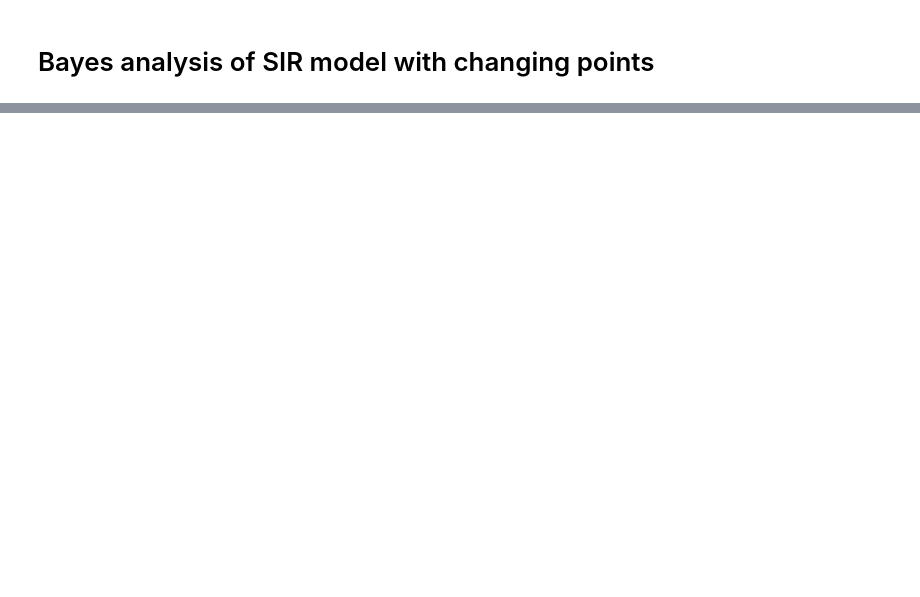
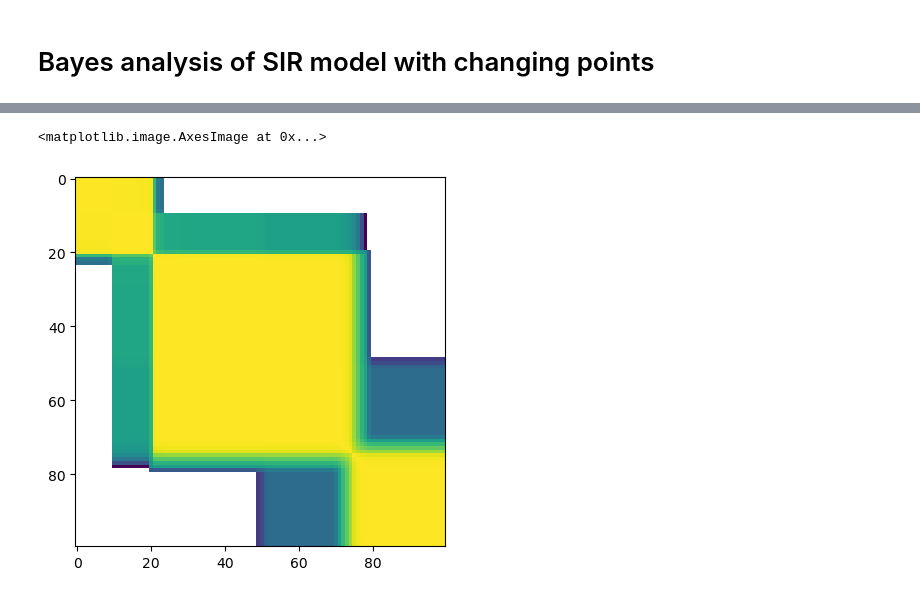
Before and after one commit to threeblueonebrowneyes/bayesian-sir-with-changing-points, a Jupyter notebook: Bayes_SIR.ipynb, the cells around one changed output, grey strips where cells are left out. Saved outputs shown, nothing was run; the diff lists cells and outputs as text; code cells hidden in the pictures; blank space fills up the shorter version.

```diff
--- a/Bayes_SIR.ipynb
+++ b/Bayes_SIR.ipynb
@@ -447,0 +65,3 @@ for t_prime in range(0, T):
+# %%
+# load the simulation data
+simulation = np.load('gt_data.npz')
@@ -447,0 +217,8 @@ for t_prime in range(0, T):
+# %%
+def safe_log(x):
+    x = np.array(x)
+    mask = x > 1e-16
+    output = np.zeros(x.shape)
+    output[mask] = np.log(x[mask])
+    output[~mask] = -1000
+    return output
@@ -447,0 +350,10 @@ for t_prime in range(0, T):
+# %%
+beta_samples = betas[burnin::thinning, :]
+delta_samples = deltas[burnin::thinning, :]
+eta_samples = np.cumsum(deltas, axis=1)
+
+n_samples = eta_samples.shape[0]
+q = np.zeros((T, T))
+for n in range(n_samples):
+    q += (eta_samples[n, :] == (eta_samples[n, :])[:, None]).astype(int)
+q = q / n_samples
@@ -447,0 +362,6 @@ for t_prime in range(0, T):
+# %%
+import matplotlib.colors as col
+plt.imshow(q, norm=col.LogNorm())
+# %% [output]
+<matplotlib.image.AxesImage at 0x...>
+[figure, added]
```
Also changed, not shown: parts of 51 cells of this notebook, 1 other file.
